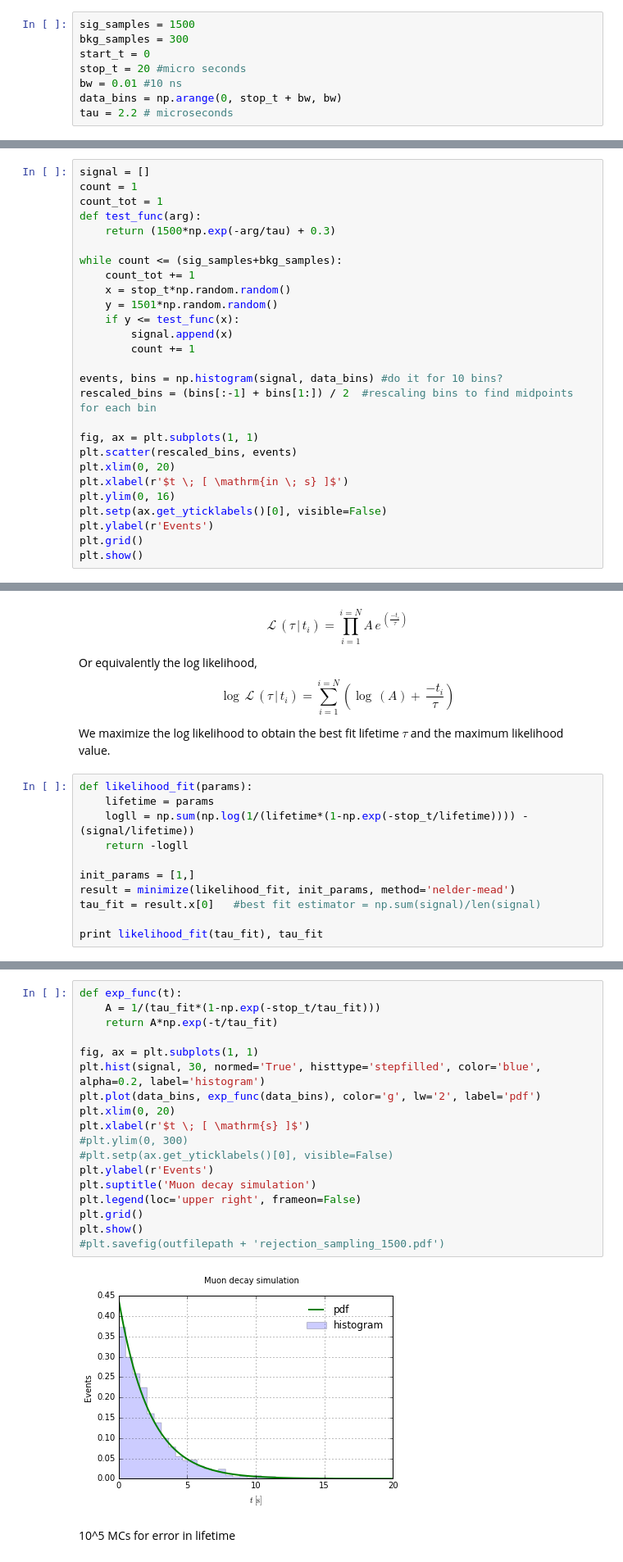
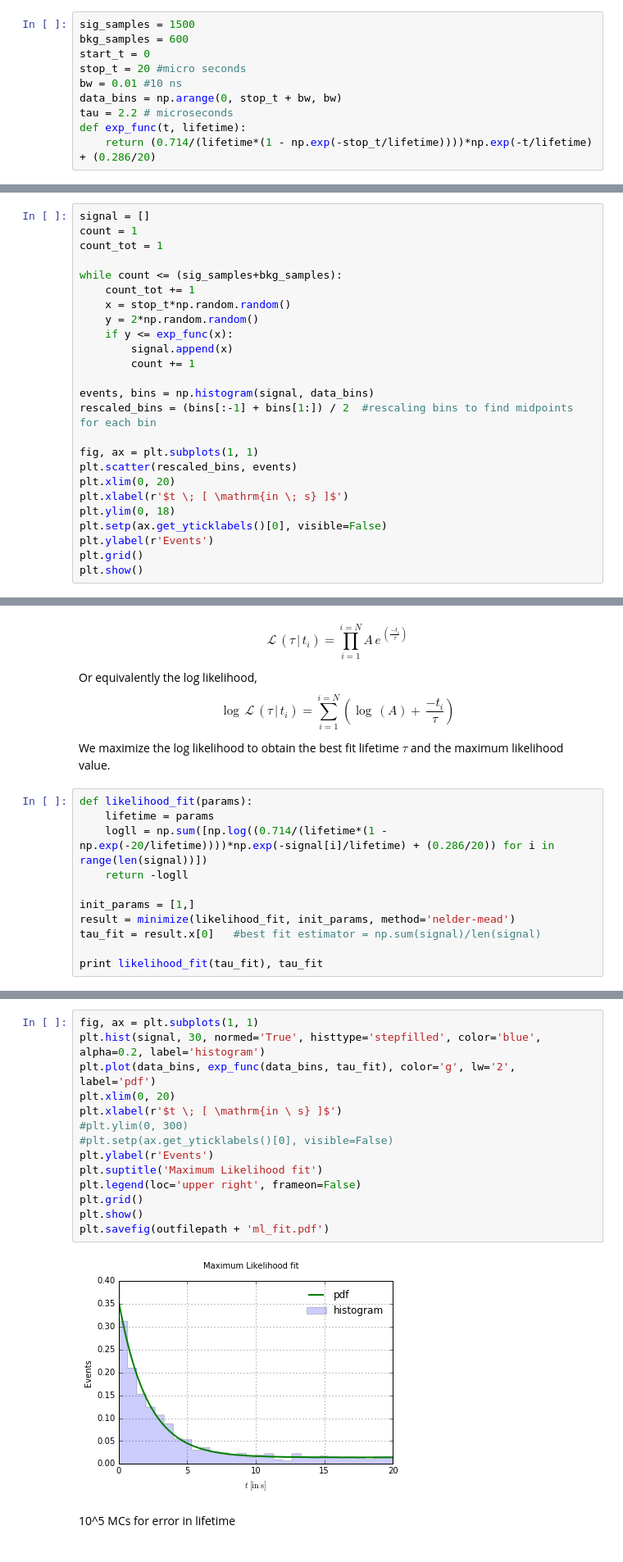
Before and after one commit to jtbuch/PHYS2010-F17-examples, a Jupyter notebook: muon_jupyter.ipynb, the cells around one changed output, grey strips where cells are left out. Shown at 82% size. Drawn from its saved outputs; the diff is of its cells as text.

```diff
--- a/muon_jupyter.ipynb
+++ b/muon_jupyter.ipynb
@@ -19,12 +19,14 @@ outfilepath = '/Users/Jatan/Google Drive/PHYS2010/Muon_decay/'   #modify this pa
 We first simulate the muon data set using Monte carlo methods. Initializing...
 # %%
 sig_samples = 1500
-bkg_samples = 300
+bkg_samples = 600
 start_t = 0
 stop_t = 20 #micro seconds
 bw = 0.01 #10 ns
 data_bins = np.arange(0, stop_t + bw, bw)
 tau = 2.2 # microseconds
+def exp_func(t, lifetime):
+ 	return (0.714/(lifetime*(1 - np.exp(-stop_t/lifetime))))*np.exp(-t/lifetime) + (0.286/20)
 # %% [markdown]
 ## Method 1: Rejection sampling
 # %% [markdown]
@@ -33,25 +35,23 @@ tau = 2.2 # microseconds
 signal = []
 count = 1
 count_tot = 1
-def test_func(arg):
-	return (1500*np.exp(-arg/tau) + 0.3)
 
 while count <= (sig_samples+bkg_samples):
 	count_tot += 1
 	x = stop_t*np.random.random()
-	y = 1501*np.random.random()
-	if y <= test_func(x):
+	y = 2*np.random.random()
+	if y <= exp_func(x):
 		signal.append(x)
 		count += 1
 
-events, bins = np.histogram(signal, data_bins) #do it for 10 bins?
+events, bins = np.histogram(signal, data_bins)
 rescaled_bins = (bins[:-1] + bins[1:]) / 2  #rescaling bins to find midpoints for each bin
 
 fig, ax = plt.subplots(1, 1)
 plt.scatter(rescaled_bins, events)
 plt.xlim(0, 20)
 plt.xlabel(r'$t \; [ \mathrm{in \; s} ]$')
-plt.ylim(0, 16)
+plt.ylim(0, 18)
 plt.setp(ax.get_yticklabels()[0], visible=False)
 plt.ylabel(r'Events')
 plt.grid()
@@ -87,7 +87,7 @@ We maximize the log likelihood to obtain the best fit lifetime $\tau$ and the ma
 # %%
 def likelihood_fit(params):
 	lifetime = params
-	logll = np.sum(np.log(1/(lifetime*(1-np.exp(-stop_t/lifetime)))) - (signal/lifetime))
+	logll = np.sum([np.log((0.714/(lifetime*(1 - np.exp(-20/lifetime))))*np.exp(-signal[i]/lifetime) + (0.286/20)) for i in range(len(signal))])
 	return -logll
 
 init_params = [1,]
@@ -100,23 +100,19 @@ print likelihood_fit(tau_fit), tau_fit
 # %%
-def exp_func(t):
- 	A = 1/(tau_fit*(1-np.exp(-stop_t/tau_fit)))
- 	return A*np.exp(-t/tau_fit)
-
 fig, ax = plt.subplots(1, 1)
 plt.hist(signal, 30, normed='True', histtype='stepfilled', color='blue', alpha=0.2, label='histogram')
-plt.plot(data_bins, exp_func(data_bins), color='g', lw='2', label='pdf')
+plt.plot(data_bins, exp_func(data_bins, tau_fit), color='g', lw='2', label='pdf')
 plt.xlim(0, 20)
-plt.xlabel(r'$t \; [ \mathrm{s} ]$')
+plt.xlabel(r'$t \; [ \mathrm{in \ s} ]$')
 #plt.ylim(0, 300)
 #plt.setp(ax.get_yticklabels()[0], visible=False)
 plt.ylabel(r'Events')
-plt.suptitle('Muon decay simulation')
+plt.suptitle('Maximum Likelihood fit')
 plt.legend(loc='upper right', frameon=False)
 plt.grid()
 plt.show()
-#plt.savefig(outfilepath + 'rejection_sampling_1500.pdf')
+plt.savefig(outfilepath + 'ml_fit.pdf')
 # %% [output]
-[figure, old version]
+[figure, new version]
 # %% [markdown]
 10^5 MCs for error in lifetime
 # %% [markdown]
```
Also changed, not shown: parts of 8 cells of this notebook.
